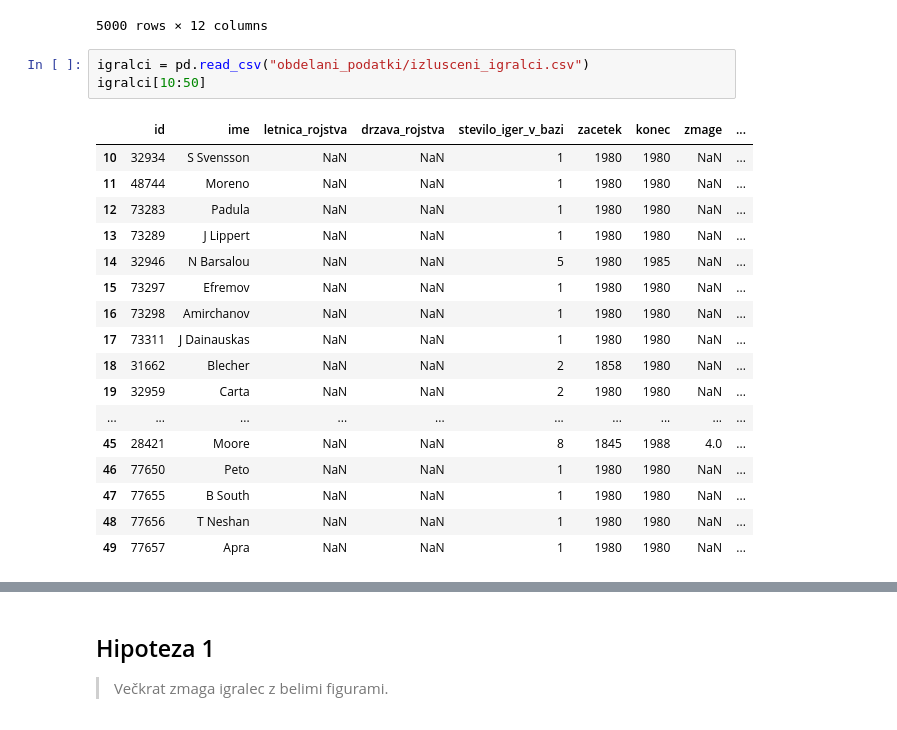
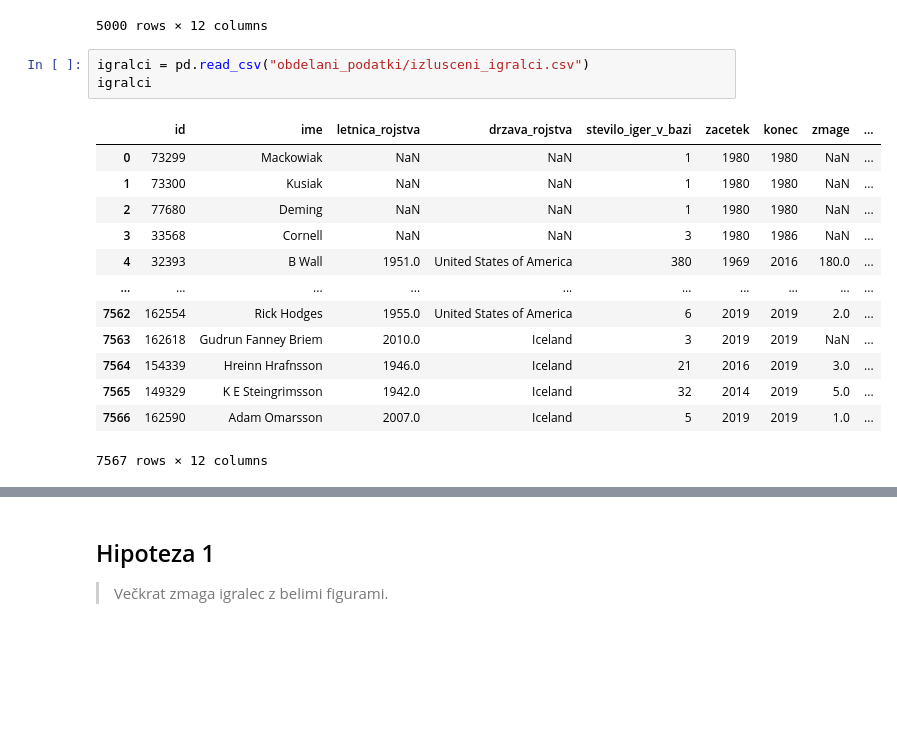
Before and after one commit to CadezDavid/Kratke_igre_saha, a Jupyter notebook: analiza.ipynb, the cells around one changed output, grey strips where cells are left out. Cells and saved outputs as stored; diff of their text form; blank space fills up the shorter version.

```diff
--- a/analiza.ipynb
+++ b/analiza.ipynb
@@ -21,22 +32,18 @@ igre
 5000 rows × 12 columns
 # %%
 igralci = pd.read_csv("obdelani_podatki/izlusceni_igralci.csv")
-igralci[10:50]
+igralci
 # %% [output]
 |  | id | ime | letnica_rojstva | drzava_rojstva | stevilo_iger_v_bazi | zacetek | konec | zmage | ... |
-| 10 | 32934 | S Svensson | NaN | NaN | 1 | 1980 | 1980 | NaN | ... |
-| 11 | 48744 | Moreno | NaN | NaN | 1 | 1980 | 1980 | NaN | ... |
-| 12 | 73283 | Padula | NaN | NaN | 1 | 1980 | 1980 | NaN | ... |
-| 13 | 73289 | J Lippert | NaN | NaN | 1 | 1980 | 1980 | NaN | ... |
-| 14 | 32946 | N Barsalou | NaN | NaN | 5 | 1980 | 1985 | NaN | ... |
-| 15 | 73297 | Efremov | NaN | NaN | 1 | 1980 | 1980 | NaN | ... |
-| 16 | 73298 | Amirchanov | NaN | NaN | 1 | 1980 | 1980 | NaN | ... |
-| 17 | 73311 | J Dainauskas | NaN | NaN | 1 | 1980 | 1980 | NaN | ... |
-| 18 | 31662 | Blecher | NaN | NaN | 2 | 1858 | 1980 | NaN | ... |
-| 19 | 32959 | Carta | NaN | NaN | 2 | 1980 | 1980 | NaN | ... |
+| 0 | 73299 | Mackowiak | NaN | NaN | 1 | 1980 | 1980 | NaN | ... |
+| 1 | 73300 | Kusiak | NaN | NaN | 1 | 1980 | 1980 | NaN | ... |
+| 2 | 77680 | Deming | NaN | NaN | 1 | 1980 | 1980 | NaN | ... |
+| 3 | 33568 | Cornell | NaN | NaN | 3 | 1980 | 1986 | NaN | ... |
+| 4 | 32393 | B Wall | 1951.0 | United States of America | 380 | 1969 | 2016 | 180.0 | ... |
 | ... | ... | ... | ... | ... | ... | ... | ... | ... | ... |
-| 45 | 28421 | Moore | NaN | NaN | 8 | 1845 | 1988 | 4.0 | ... |
-| 46 | 77650 | Peto | NaN | NaN | 1 | 1980 | 1980 | NaN | ... |
-| 47 | 77655 | B South | NaN | NaN | 1 | 1980 | 1980 | NaN | ... |
-| 48 | 77656 | T Neshan | NaN | NaN | 1 | 1980 | 1980 | NaN | ... |
-| 49 | 77657 | Apra | NaN | NaN | 1 | 1980 | 1980 | NaN | ... |
+| 7562 | 162554 | Rick Hodges | 1955.0 | United States of America | 6 | 2019 | 2019 | 2.0 | ... |
+| 7563 | 162618 | Gudrun Fanney Briem | 2010.0 | Iceland | 3 | 2019 | 2019 | NaN | ... |
+| 7564 | 154339 | Hreinn Hrafnsson | 1946.0 | Iceland | 21 | 2016 | 2019 | 3.0 | ... |
+| 7565 | 149329 | K E Steingrimsson | 1942.0 | Iceland | 32 | 2014 | 2019 | 5.0 | ... |
+| 7566 | 162590 | Adam Omarsson | 2007.0 | Iceland | 5 | 2019 | 2019 | 1.0 | ... |
+7567 rows × 12 columns
```
Also changed, not shown: parts of 31 cells of this notebook.
